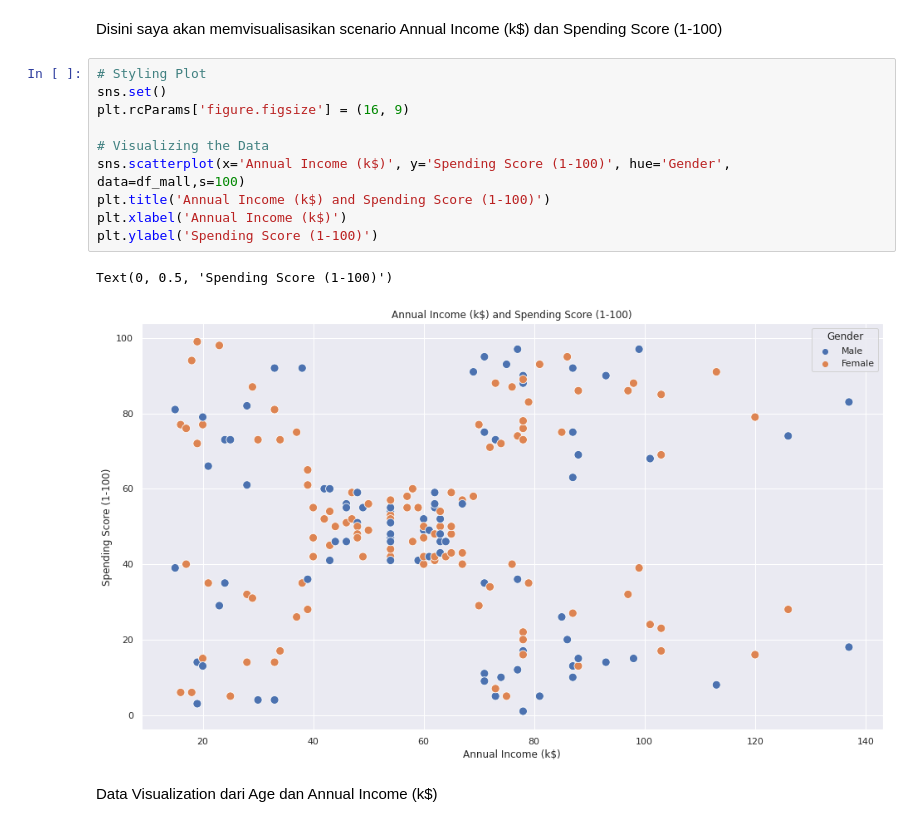
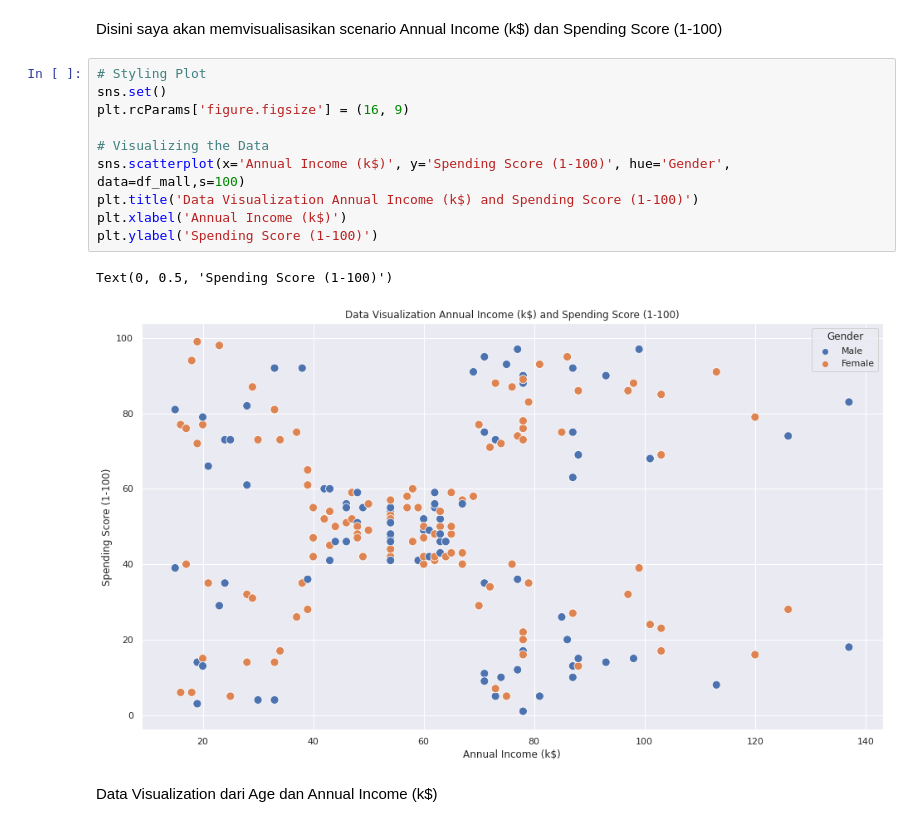
Before and after one commit to dealtron/Mall-Clustering, a Jupyter notebook: Mall_Clustering.ipynb, the cells around one changed output. Drawn from its saved outputs; the diff is of its cells as text.

```diff
--- a/Mall_Clustering.ipynb
+++ b/Mall_Clustering.ipynb
@@ -168,16 +168,16 @@ Disini saya akan memvisualisasikan scenario Annual Income (k$) dan Spending Scor
 # %%
 # Styling Plot
 sns.set()
 plt.rcParams['figure.figsize'] = (16, 9)
 
 # Visualizing the Data
 sns.scatterplot(x='Annual Income (k$)', y='Spending Score (1-100)', hue='Gender', data=df_mall,s=100)
-plt.title('Annual Income (k$) and Spending Score (1-100)')
+plt.title('Data Visualization Annual Income (k$) and Spending Score (1-100)')
 plt.xlabel('Annual Income (k$)')
 plt.ylabel('Spending Score (1-100)')
 # %% [output]
 Text(0, 0.5, 'Spending Score (1-100)')
-[figure, old version]
+[figure, new version]
 # %% [markdown]
 Data Visualization dari Age dan Annual Income (k$)
 # %%
```
Also changed, not shown: parts of 11 cells of this notebook.
